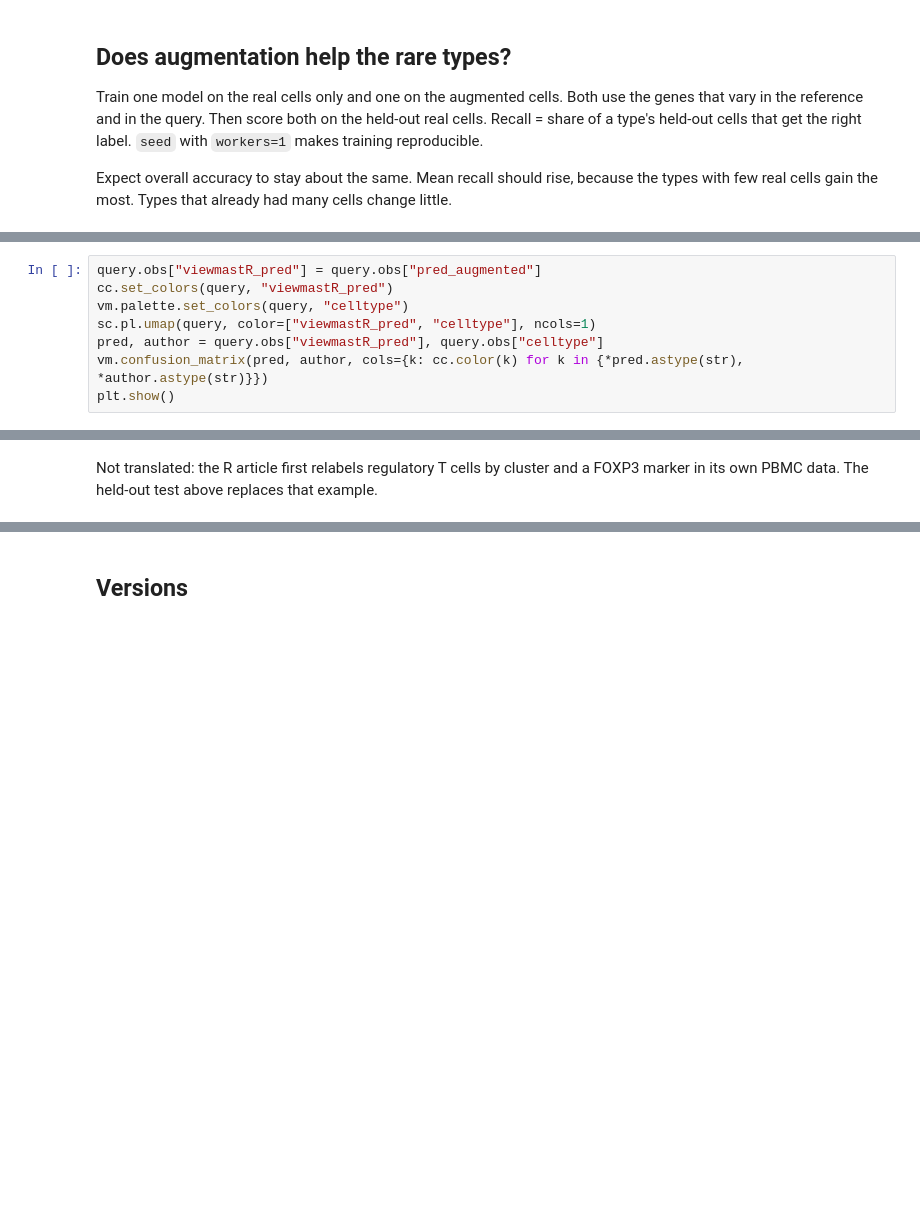
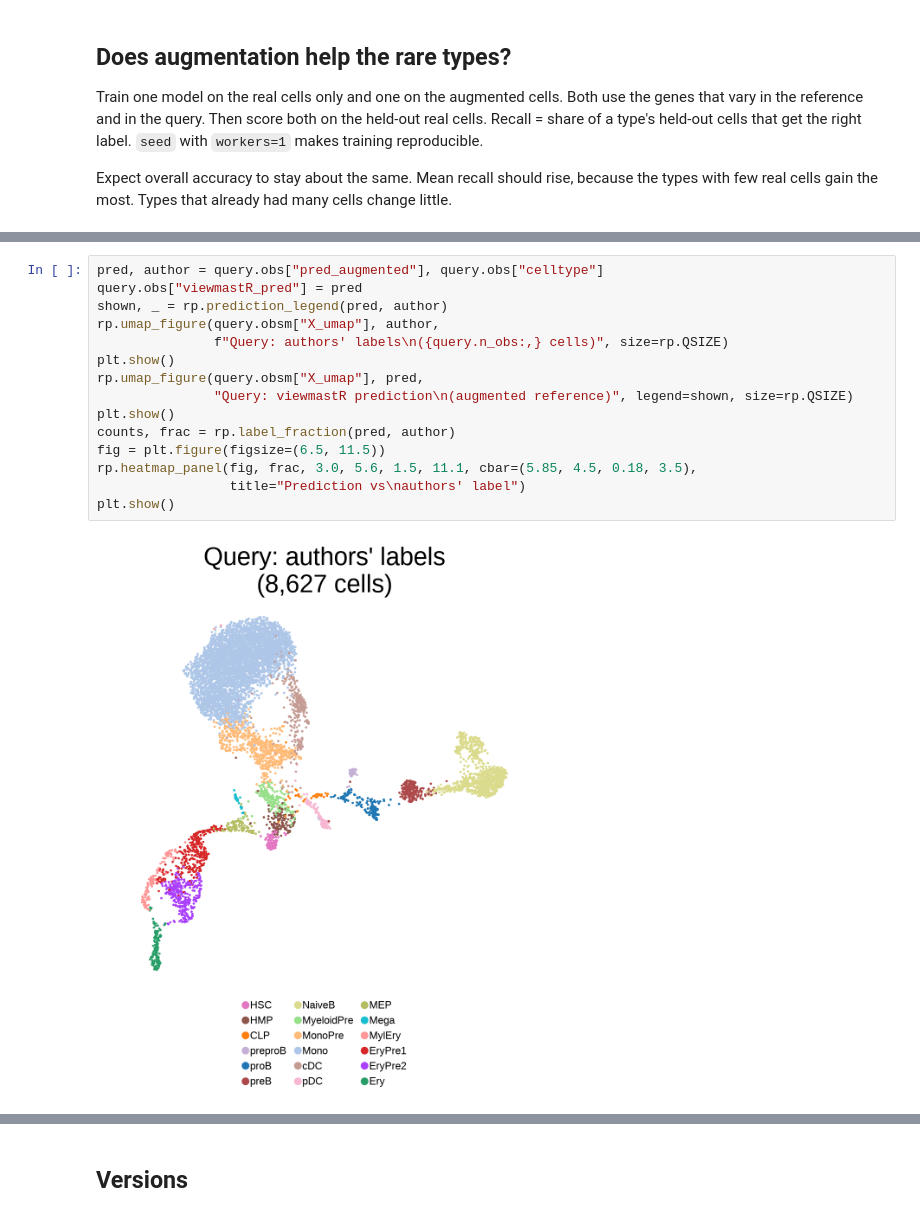
Before and after one commit to jacob-greene/py-viewmastR, a Jupyter notebook: tutorials/04_augment.ipynb, the cells around one changed output, grey strips where cells are left out. Drawn from its saved outputs; the diff is of its cells as text; blank space fills up the shorter version.

```diff
--- a/tutorials/04_augment.ipynb
+++ b/tutorials/04_augment.ipynb
@@ -175,9 +225 @@ One mapping is wrong: the 24 author `Mega` cells get EoBasoMast Precursor, not a
 megakaryocyte type. Check small types like this one with marker genes.
-# %%
-query.obs["viewmastR_pred"] = query.obs["pred_augmented"]
-cc.set_colors(query, "viewmastR_pred")
-vm.palette.set_colors(query, "celltype")
-sc.pl.umap(query, color=["viewmastR_pred", "celltype"], ncols=1)
-pred, author = query.obs["viewmastR_pred"], query.obs["celltype"]
-vm.confusion_matrix(pred, author, cols={k: cc.color(k) for k in {*pred.astype(str), *author.astype(str)}})
-plt.show()
@@ -187,3 +226,17 @@ plt.show()
-# %% [markdown]
-Not translated: the R article first relabels regulatory T cells by cluster and a FOXP3
-marker in its own PBMC data. The held-out test above replaces that example.
+# %%
+pred, author = query.obs["pred_augmented"], query.obs["celltype"]
+query.obs["viewmastR_pred"] = pred
+shown, _ = rp.prediction_legend(pred, author)
+rp.umap_figure(query.obsm["X_umap"], author,
+               f"Query: authors' labels\n({query.n_obs:,} cells)", size=rp.QSIZE)
+plt.show()
+rp.umap_figure(query.obsm["X_umap"], pred,
+               "Query: viewmastR prediction\n(augmented reference)", legend=shown, size=rp.QSIZE)
+plt.show()
+counts, frac = rp.label_fraction(pred, author)
+fig = plt.figure(figsize=(6.5, 11.5))
+rp.heatmap_panel(fig, frac, 3.0, 5.6, 1.5, 11.1, cbar=(5.85, 4.5, 0.18, 3.5),
+                 title="Prediction vs\nauthors' label")
+plt.show()
+# %% [output]
+[figure, added]
```
Also changed, not shown: parts of 11 cells of this notebook, 1 other file.
